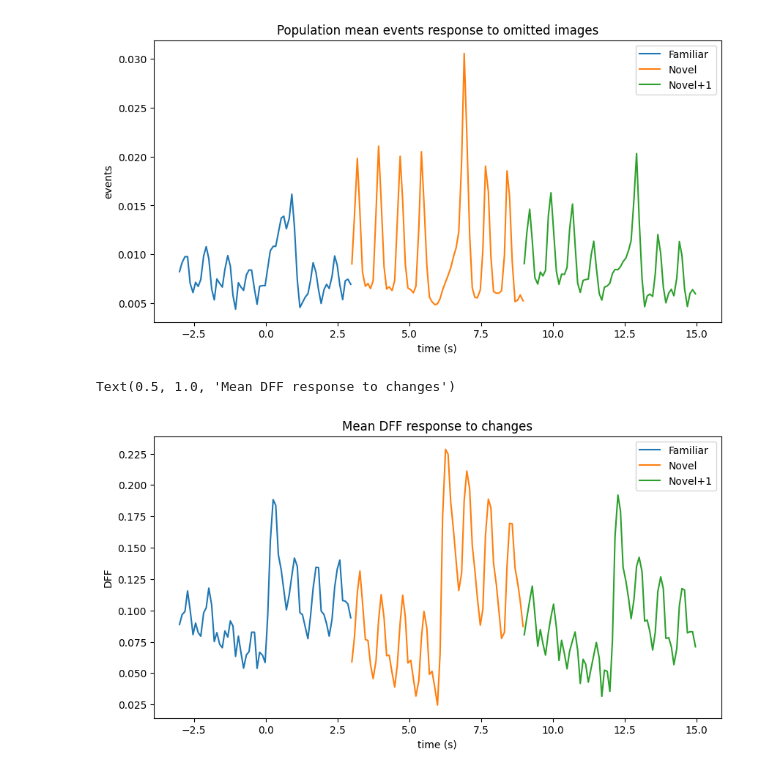
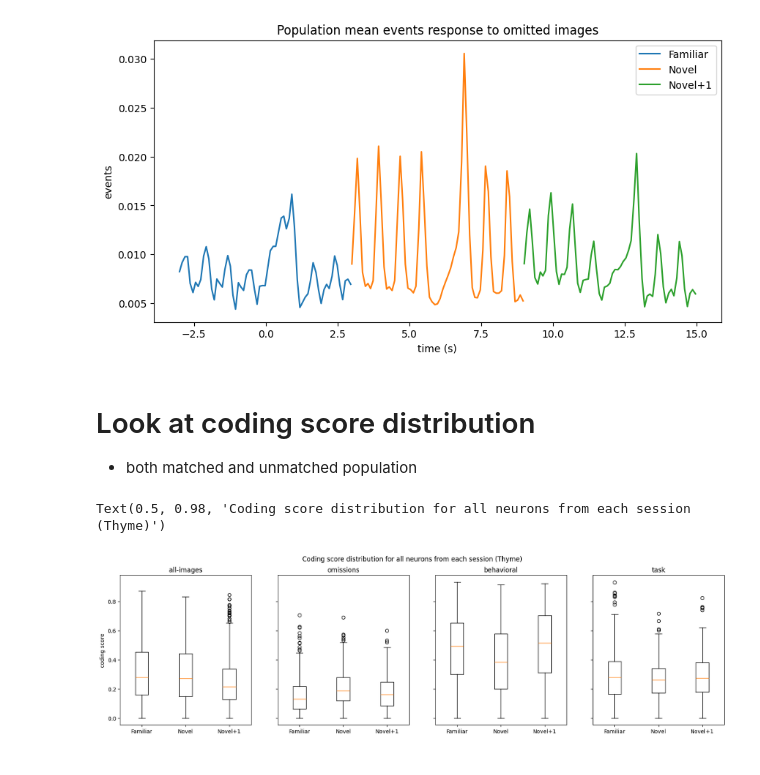
Before and after one commit to AllenNeuralDynamics/AIND-ophys-mFISH-GLM, a Jupyter notebook: code/notebooks/250128_coding_scores.ipynb, the cells around one changed output. Cells and saved outputs as stored; diff of their text form; code cells hidden in the pictures.

```diff
--- a/code/notebooks/250128_coding_scores.ipynb
+++ b/code/notebooks/250128_coding_scores.ipynb
@@ -235,20 +170,3 @@ ax.set_title('Mean DFF response to all images')
-# %%
-mean_change_responses = mean_response_df.query('condition=="is_change" and data_type=="dff"').groupby('session_ind')[['mean_trace']].mean()
-sem_change_responses = pd.DataFrame(mean_response_df.query('condition=="is_change" and data_type=="dff"').groupby(
-    'session_ind')[['mean_trace']].apply(
-        lambda x: np.std(x.values)/x.values.shape[0])).rename(
-            columns={'mean_trace': 'sem_trace'})
-fig, ax = plt.subplots(1, 1, figsize=(10, 5))
-for si in range(3):
-    x = common_timestamps + si * 6
-    mean = mean_change_responses.iloc[si].values[0]
-    sem = sem_change_responses.iloc[si].values[0]
-    ax.fill_between(x, mean - sem, mean + sem, alpha=0.5)
-    ax.plot(x, mean, label=session_ind_name_dict[list(session_ind_name_dict.keys())[si]])
-ax.legend()
-ax.set_xlabel('time (s)')
-ax.set_ylabel('DFF')
-ax.set_title('Mean DFF response to changes')
-# %% [output]
-Text(0.5, 1.0, 'Mean DFF response to changes')
-[figure, removed]
+# %% [markdown]
+# Look at coding score distribution
+- both matched and unmatched population
@@ -254,0 +232,14 @@ Text(0.5, 1.0, 'Mean DFF response to changes')
+# %%
+fig, ax = plt.subplots(1,4, figsize=(20, 5), sharey=True)
+for mi, model in enumerate(include_models):
+    values = []
+    for i in range(3):
+        values.append(-coding_scores_all_sessions[i].sel(model=model, metric='coding_score').values.flatten())
+    ax[mi].boxplot(values)
+    ax[mi].set_xticklabels(session_ind_name_dict.values())
+    ax[mi].set_title(model)
+ax[0].set_ylabel('coding score')
+fig.suptitle('Coding score distribution for all neurons from each session (Thyme)')
+# %% [output]
+Text(0.5, 0.98, 'Coding score distribution for all neurons from each session (Thyme)')
+[figure, added]
```
Also changed, not shown: parts of 12 cells of this notebook, 3 other files.
